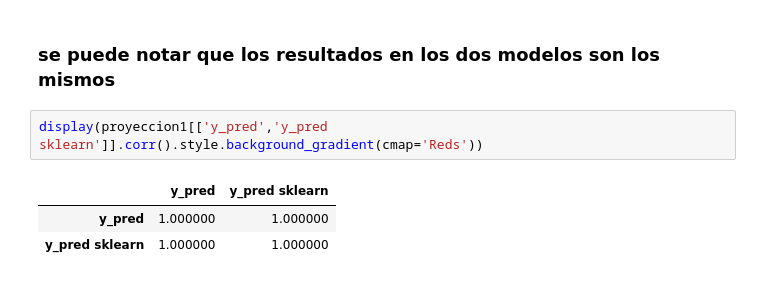
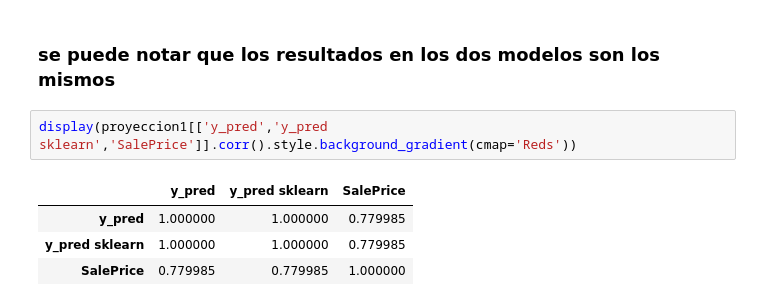
Before and after one commit to ronaldbailey/Proyecto-1---Regresi-n-con-Progra-, a Jupyter notebook: Proyecto #1 - (Regresión con Progra).ipynb, the cells around one changed output. Saved outputs shown, nothing was run; the diff lists cells and outputs as text.

```diff
--- a/Proyecto #1 - (Regresión con Progra).ipynb
+++ b/Proyecto #1 - (Regresión con Progra).ipynb
@@ -317,8 +317,9 @@ display(proyeccion1.corr().style.background_gradient(cmap='Reds'))
 # %% [markdown]
 ### se puede notar que los resultados en los dos modelos son los mismos
 # %%
-display(proyeccion1[['y_pred','y_pred sklearn']].corr().style.background_gradient(cmap='Reds'))
+display(proyeccion1[['y_pred','y_pred sklearn','SalePrice']].corr().style.background_gradient(cmap='Reds'))
 # %% [output]
-|  | y_pred | y_pred sklearn |
-| y_pred | 1.000000 | 1.000000 |
-| y_pred sklearn | 1.000000 | 1.000000 |
+|  | y_pred | y_pred sklearn | SalePrice |
+| y_pred | 1.000000 | 1.000000 | 0.779985 |
+| y_pred sklearn | 1.000000 | 1.000000 | 0.779985 |
+| SalePrice | 0.779985 | 0.779985 | 1.000000 |
```
Also changed, not shown: 2 other files.
